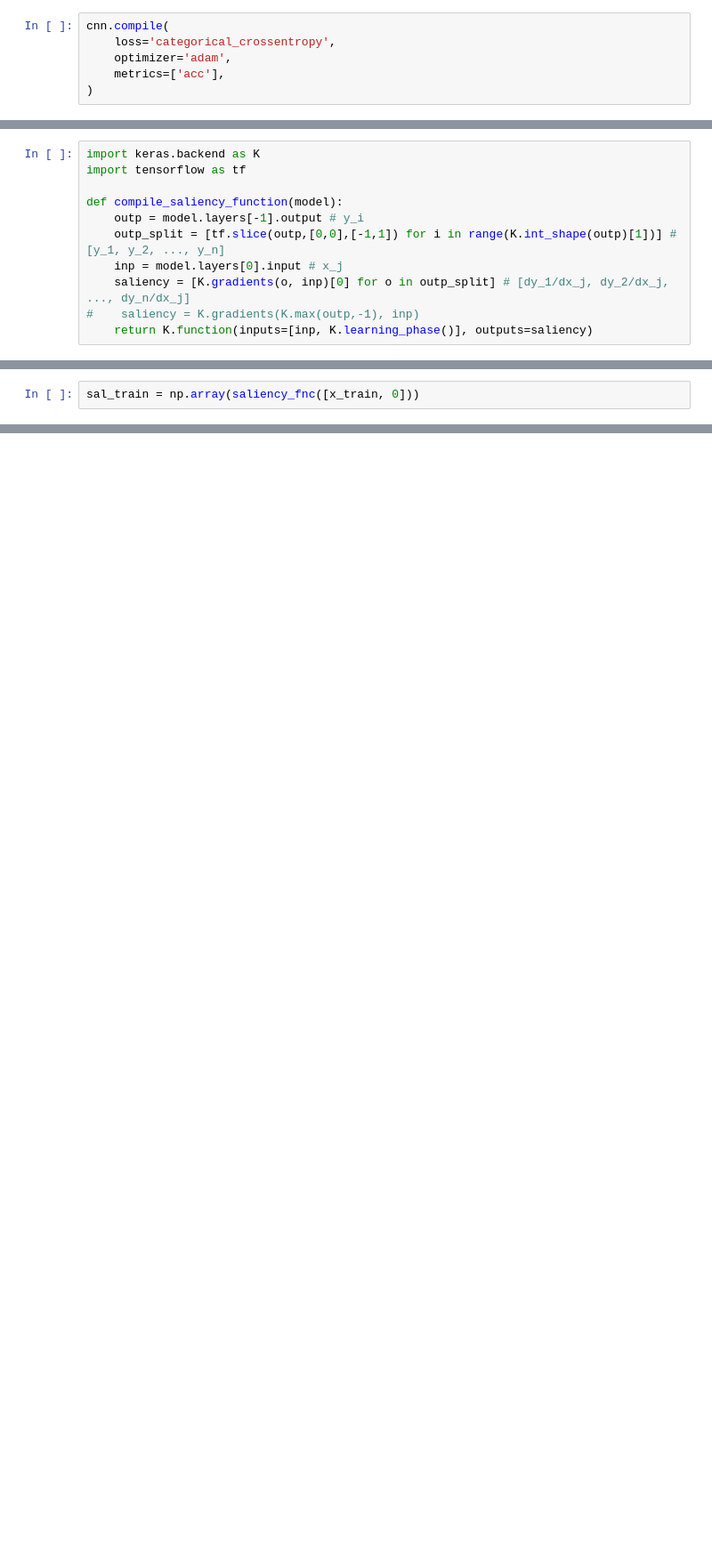
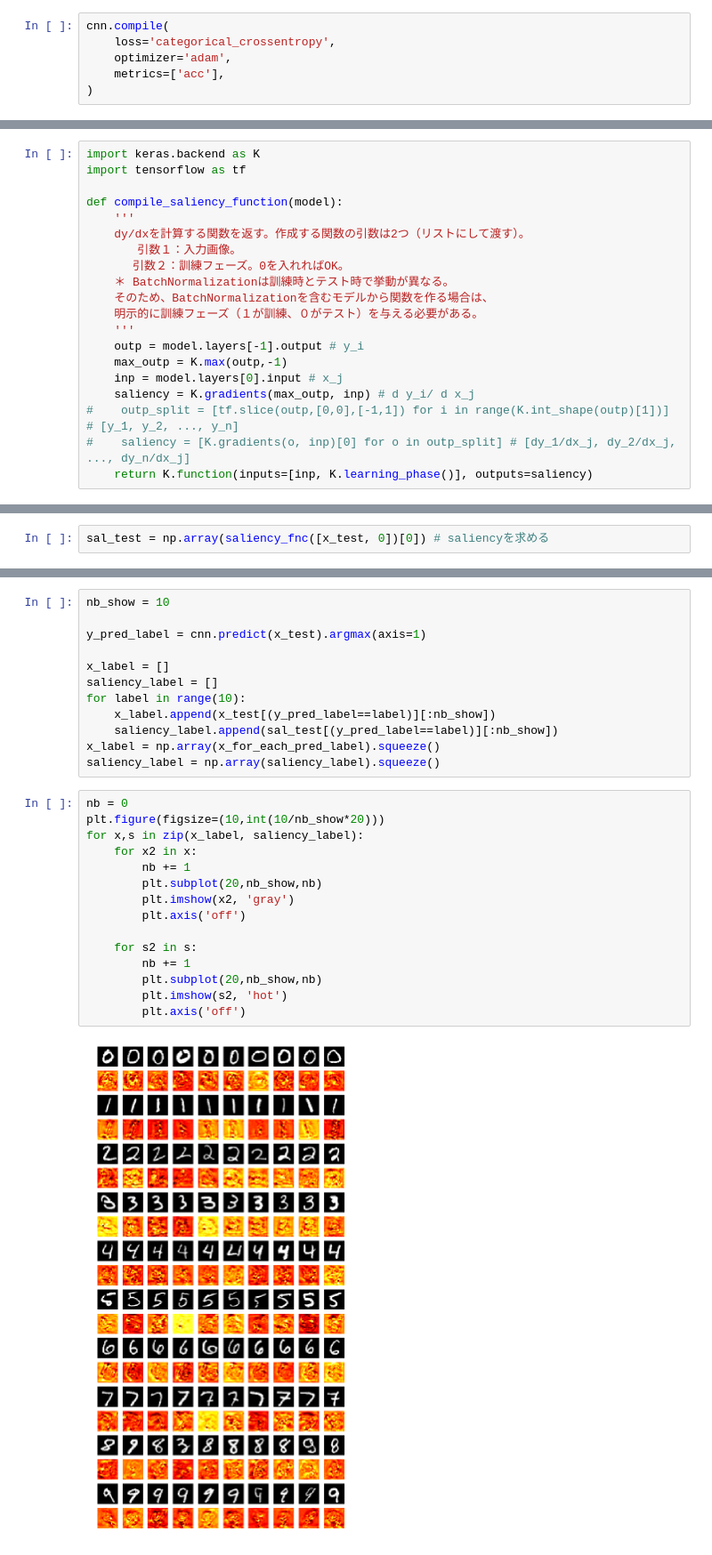
Before and after one commit to kruho/mnist_keras, a Jupyter notebook: saliency.ipynb, the cells around one changed output, grey strips where cells are left out. Shown: that part at 89% size. Cells and saved outputs as stored; diff of their text form; blank space fills up the shorter version.

```diff
--- a/saliency.ipynb
+++ b/saliency.ipynb
@@ -103,9 +136,18 @@ import keras.backend as K
 import tensorflow as tf
 
 def compile_saliency_function(model):
+    '''
+    dy/dxを計算する関数を返す。作成する関数の引数は2つ（リストにして渡す）。
+   　　 引数１：入力画像。
+   　  引数２：訓練フェーズ。0を入れればOK。
+    ＊ BatchNormalizationは訓練時とテスト時で挙動が異なる。
+    そのため、BatchNormalizationを含むモデルから関数を作る場合は、
+    明示的に訓練フェーズ（１が訓練、０がテスト）を与える必要がある。
+    '''
     outp = model.layers[-1].output # y_i
-    outp_split = [tf.slice(outp,[0,0],[-1,1]) for i in range(K.int_shape(outp)[1])] # [y_1, y_2, ..., y_n]
+    max_outp = K.max(outp,-1)
     inp = model.layers[0].input # x_j
-    saliency = [K.gradients(o, inp)[0] for o in outp_split] # [dy_1/dx_j, dy_2/dx_j, ..., dy_n/dx_j]
-#    saliency = K.gradients(K.max(outp,-1), inp)
+    saliency = K.gradients(max_outp, inp) # d y_i/ d x_j
+#    outp_split = [tf.slice(outp,[0,0],[-1,1]) for i in range(K.int_shape(outp)[1])] # [y_1, y_2, ..., y_n]
+#    saliency = [K.gradients(o, inp)[0] for o in outp_split] # [dy_1/dx_j, dy_2/dx_j, ..., dy_n/dx_j]
     return K.function(inputs=[inp, K.learning_phase()], outputs=saliency)
@@ -114,2 +157,2 @@ saliency_fnc = compile_saliency_function(cnn)
 # %%
-sal_train = np.array(saliency_fnc([x_train, 0]))
+sal_test = np.array(saliency_fnc([x_test, 0])[0]) # saliencyを求める
@@ -125,0 +159,29 @@ for im in ims:
+# %%
+nb_show = 10
+
+y_pred_label = cnn.predict(x_test).argmax(axis=1)
+
+x_label = []
+saliency_label = []
+for label in range(10):
+    x_label.append(x_test[(y_pred_label==label)][:nb_show])
+    saliency_label.append(sal_test[(y_pred_label==label)][:nb_show])
+x_label = np.array(x_for_each_pred_label).squeeze()
+saliency_label = np.array(saliency_label).squeeze()
+# %%
+nb = 0
+plt.figure(figsize=(10,int(10/nb_show*20)))
+for x,s in zip(x_label, saliency_label):
+    for x2 in x:
+        nb += 1
+        plt.subplot(20,nb_show,nb)
+        plt.imshow(x2, 'gray')
+        plt.axis('off')
+
+    for s2 in s:
+        nb += 1
+        plt.subplot(20,nb_show,nb)
+        plt.imshow(s2, 'hot')
+        plt.axis('off')
+# %% [output]
+[figure, added]
```
Also changed, not shown: parts of 26 cells of this notebook.
